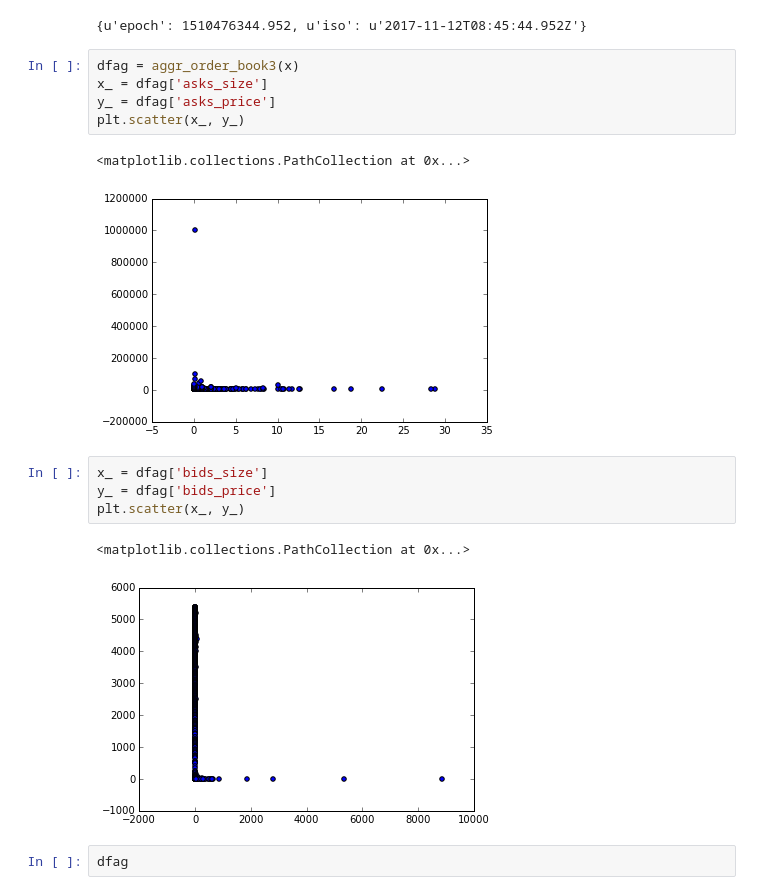
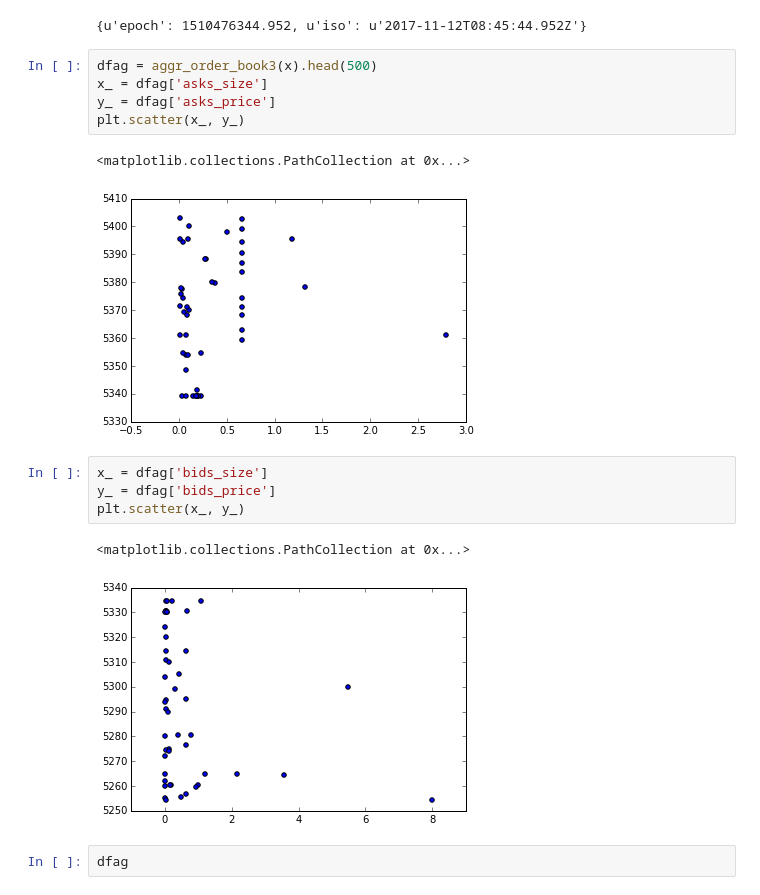
Before and after one commit to antogranell/gdax, a Jupyter notebook: gdx.ipynb, the cells around one changed output. Drawn from its saved outputs; the diff is of its cells as text.

```diff
--- a/gdx.ipynb
+++ b/gdx.ipynb
@@ -82,20 +82,20 @@ def aggr_order_book3(x):
 # %% [output]
 {u'epoch': 1510476344.952, u'iso': u'2017-11-12T08:45:44.952Z'}
 # %%
-dfag = aggr_order_book3(x)
+dfag = aggr_order_book3(x).head(500)
 x_ = dfag['asks_size']
 y_ = dfag['asks_price']
 plt.scatter(x_, y_)
 # %% [output]
 <matplotlib.collections.PathCollection at 0x...>
-[figure, old version]
+[figure, new version]
 # %%
 x_ = dfag['bids_size']
 y_ = dfag['bids_price']
 plt.scatter(x_, y_)
 # %% [output]
 <matplotlib.collections.PathCollection at 0x...>
-[figure, old version]
+[figure, new version]
 # %%
 dfag
 # %% [output]
```
